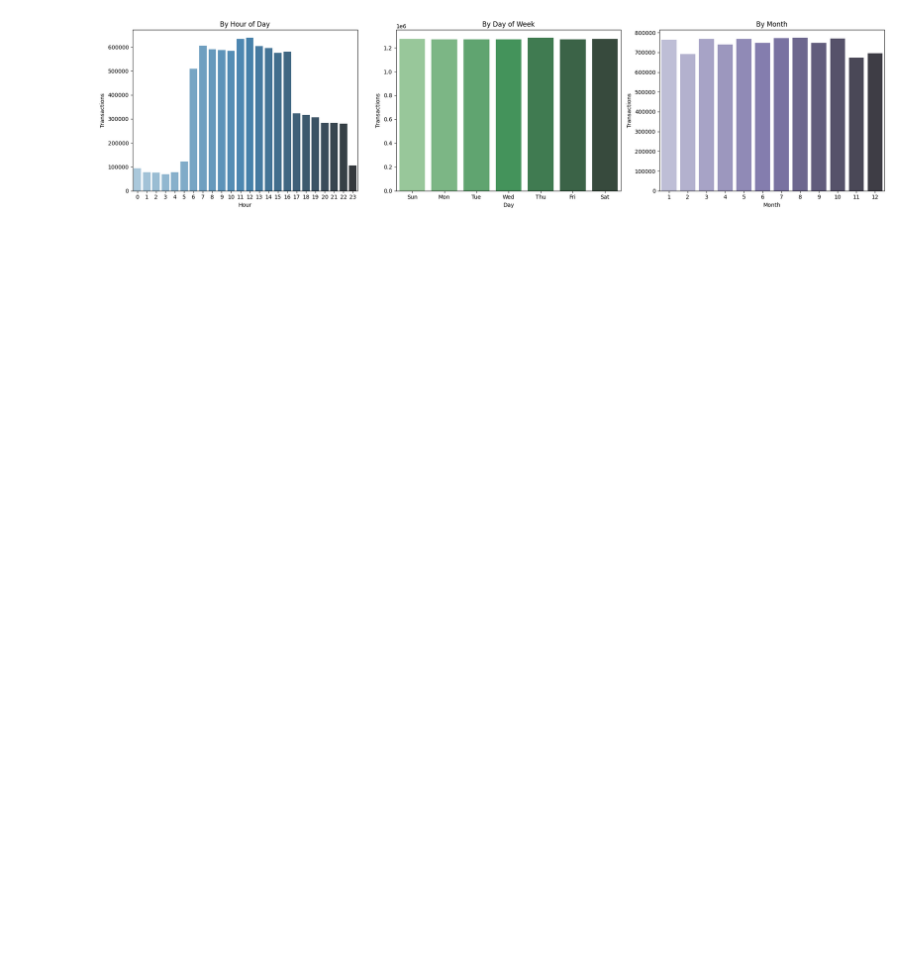
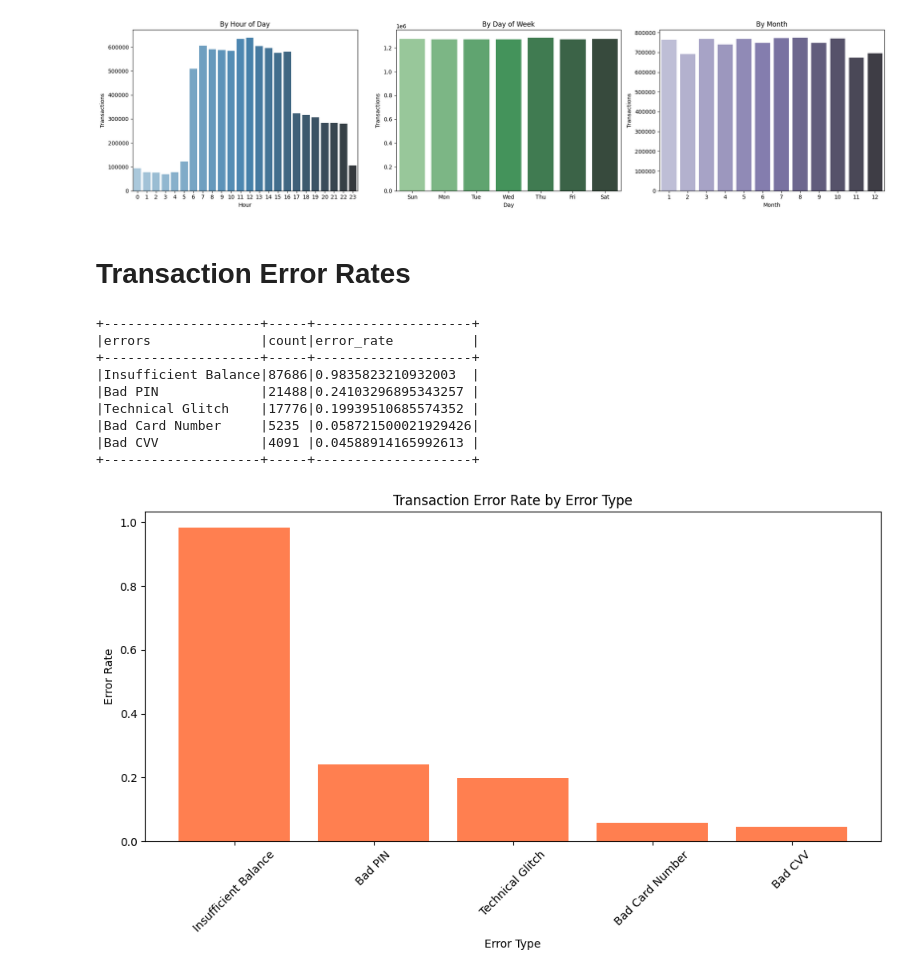
Before and after one commit to Sara-Gamal12/Transaction-Classification-and-Analysis, a Jupyter notebook: Transcations EDA.ipynb, the cells around one changed output. Saved outputs shown, nothing was run; the diff lists cells and outputs as text; code cells hidden in the pictures; blank space fills up the shorter version.

Commit message:
Transaction Error Rates

```diff
--- a/Transcations EDA.ipynb
+++ b/Transcations EDA.ipynb
@@ -467,3 +467,46 @@ plt.tight_layout()
 plt.show()
 # %% [output]
 [figure]
+# %% [markdown]
+# Transaction Error Rates
+# %%
+from pyspark.sql import functions as F
+
+# 1. Total number of transactions
+total_txns = transactions_df.count()
+
+# 2. Count of each error type, excluding "No Error"
+error_counts = transactions_df.filter(F.col("errors") != "No Error") \
+                              .groupBy("errors") \
+                              .count()
+
+# 3. Calculate error rate
+error_rates = error_counts.withColumn("error_rate", F.col("count") / total_txns*100)
+
+# 4. Show top 5 error types by error rate
+error_rates = error_rates.orderBy(F.desc("error_rate")).limit(5)
+
+error_rates.show(truncate=False)
+
+error_pd = error_rates.toPandas()
+
+# Plot
+plt.figure(figsize=(10, 6))
+plt.bar(error_pd['errors'], error_pd['error_rate'], color='coral')
+plt.title("Transaction Error Rate by Error Type")
+plt.xlabel("Error Type")
+plt.ylabel("Error Rate")
+plt.xticks(rotation=45)
+plt.tight_layout()
+plt.show()
+# %% [output]
++--------------------+-----+--------------------+
+|errors              |count|error_rate          |
++--------------------+-----+--------------------+
+|Insufficient Balance|87686|0.9835823210932003  |
+|Bad PIN             |21488|0.24103296895343257 |
+|Technical Glitch    |17776|0.19939510685574352 |
+|Bad Card Number     |5235 |0.058721500021929426|
+|Bad CVV             |4091 |0.04588914165992613 |
++--------------------+-----+--------------------+
+[figure, added]
```
Also changed, not shown: parts of 10 cells of this notebook.
